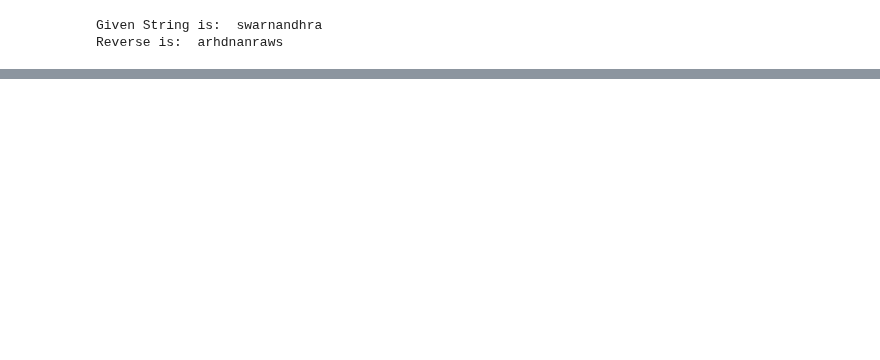
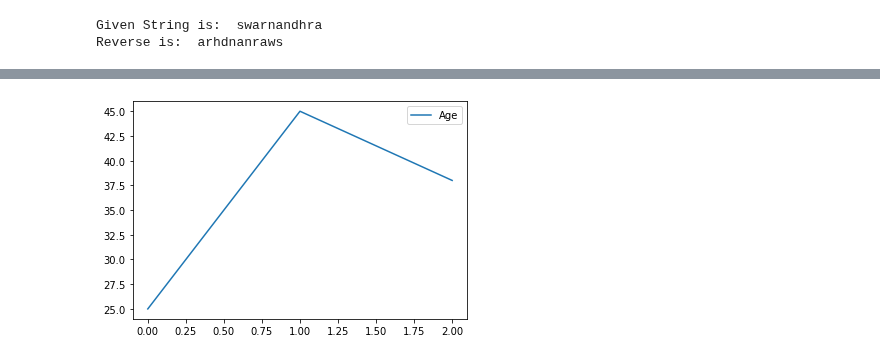
Before and after one commit to jyothijonnalagadda003/python----Lab, a Jupyter notebook: 19A21A0587_Jyothi.ipynb, the cells around one changed output, grey strips where cells are left out. Cells and saved outputs as stored; diff of their text form; code cells hidden in the pictures; blank space fills up the shorter version.

```diff
--- a/19A21A0587_Jyothi.ipynb
+++ b/19A21A0587_Jyothi.ipynb
@@ -843,0 +2555,5 @@ Reverse is:  arhdnanraws
+# %%
+df.plot()
+plt.show()
+# %% [output]
+[figure, added]
```
Also changed, not shown: parts of 185 cells of this notebook.
